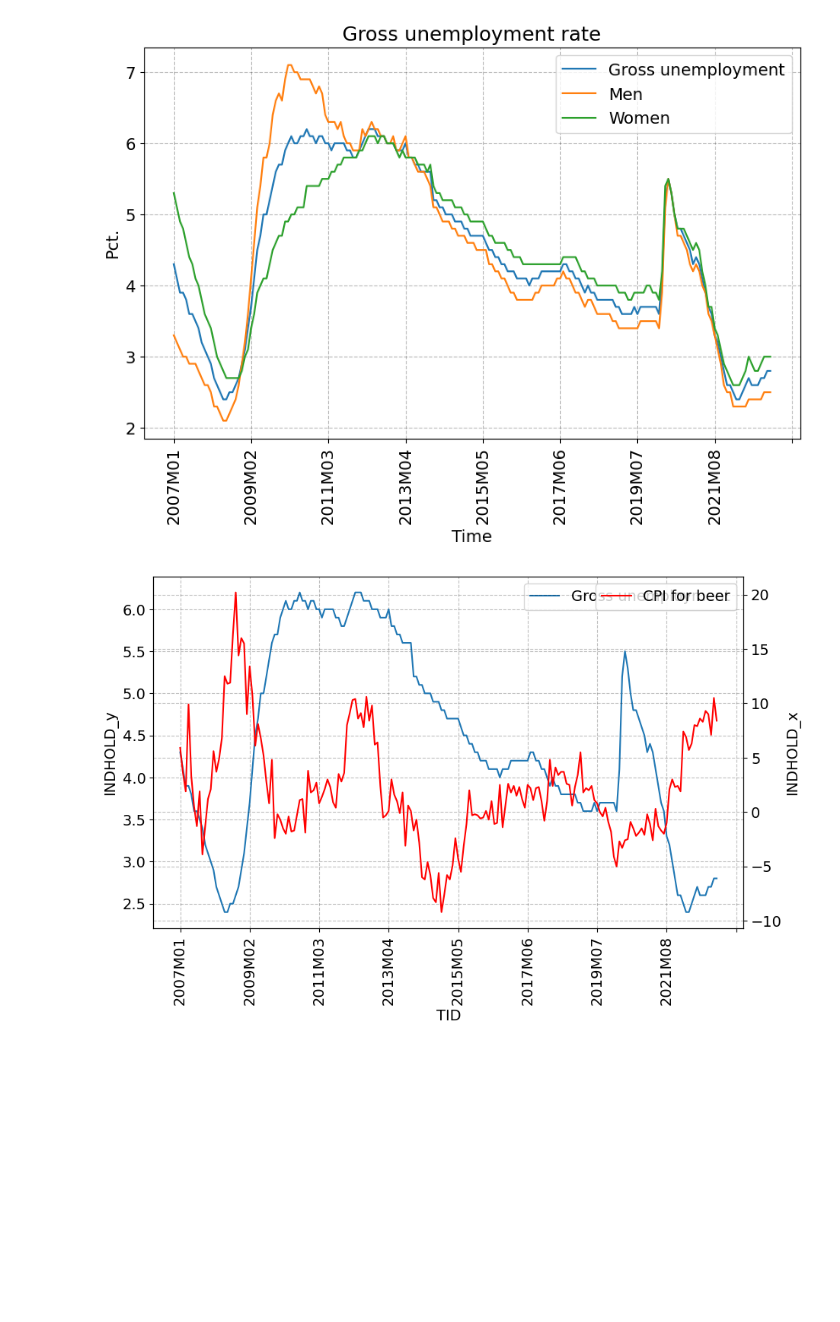
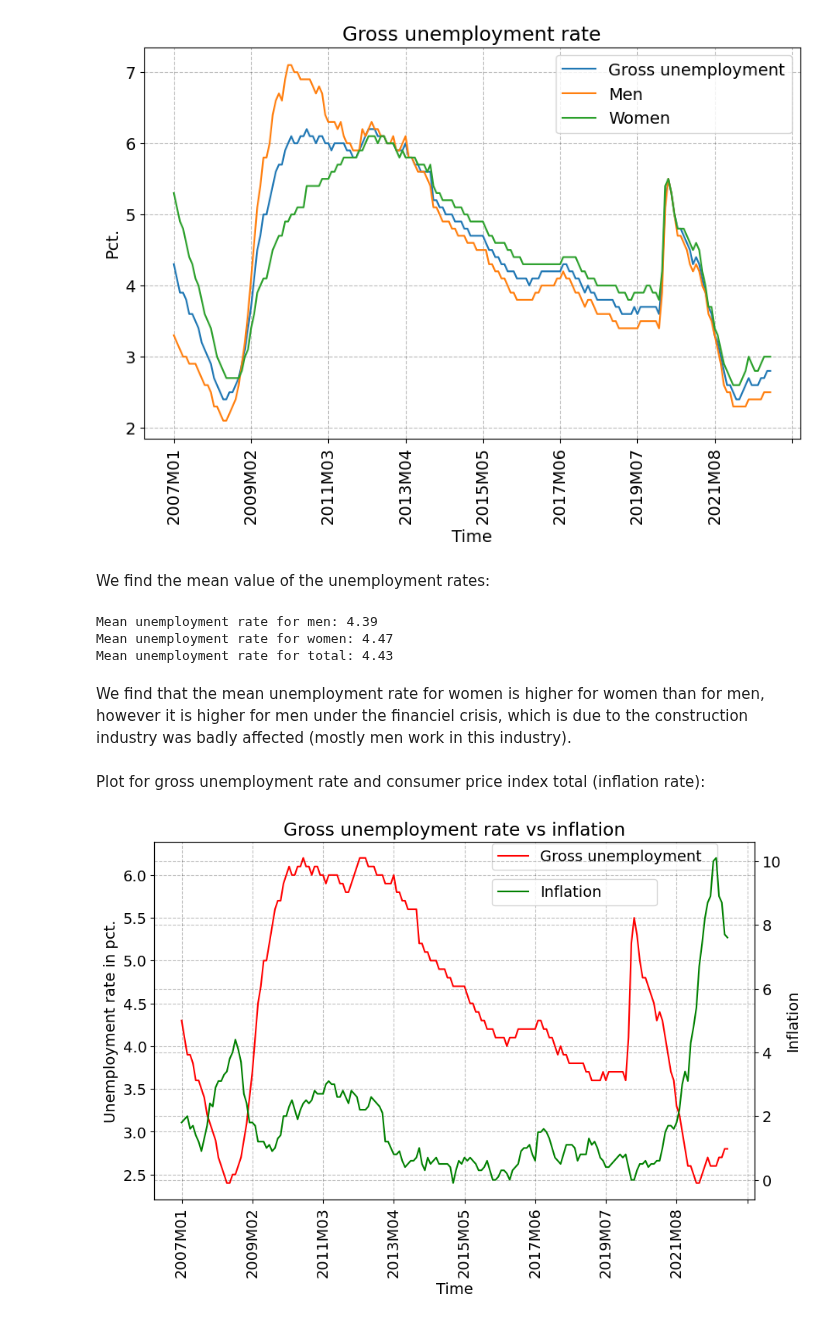
Before and after one commit to NumEconCopenhagen/projects-2023-noobs, a Jupyter notebook: dataproject/Beer.ipynb, the cells around one changed output. Cells and saved outputs as stored; diff of their text form; code cells hidden in the pictures; blank space fills up the shorter version.

```diff
--- a/dataproject/Beer.ipynb
+++ b/dataproject/Beer.ipynb
@@ -148,7 +148,7 @@ We edit the above, such that we get the specific data we want from the CPI and G
 params1 = {'table': 'pris111',
  'format': 'BULK',
  'lang': 'en',
- 'variables': [{'code': 'VAREGR', 'values': ['021300']},
+ 'variables': [{'code': 'VAREGR', 'values': ["000000",'021300']},
   {'code': 'ENHED', 'values': ['300']},
   {'code': 'Tid', 'values': ['>=2007M01<=2023M02']}]}
 # %%
@@ -219,35 +218,67 @@ ax.set_title('Gross unemployment rate')
 plt.show()  # Display the plot
 # %% [output]
 [figure]
+# %% [markdown]
+We find the mean value of the unemployment rates:
+# %%
+#We convert "INDHOLD_y" to numeric values:
+beer['INDHOLD_y'] = pd.to_numeric(beer['INDHOLD_y'], errors='coerce')
+#We find the mean of unemployment rate conditioned on men:
+mean_men = beer[beer['YD'] == 'Men']['INDHOLD_y'].mean()
+mean_men_rounded = round(mean_men, 2)
+print("Mean unemployment rate for men:", mean_men_rounded)
+#We find the mean of unemployment rate conditioned on women:
+mean_women = beer[beer['YD'] == 'Women']['INDHOLD_y'].mean()
+mean_women_rounded = round(mean_women, 2)
+print("Mean unemployment rate for women:", mean_women_rounded)
+#We find the mean of unemployment rate conditioned on total:
+mean_GUR = beer[beer['YD'] == 'Gross unemployment']['INDHOLD_y'].mean()
+mean_GUR_rounded = round(mean_GUR, 2)
+print("Mean unemployment rate for total:", mean_GUR_rounded)
+# %% [output]
+Mean unemployment rate for men: 4.39
+Mean unemployment rate for women: 4.47
+Mean unemployment rate for total: 4.43
+# %% [markdown]
+We find that the mean unemployment rate for women is higher for women than for men, however it is higher for men under the financiel crisis, which is due to the construction industry was badly affected (mostly men work in this industry).
+# %% [markdown]
+Plot for gross unemployment rate and consumer price index total (inflation rate):
 # %%
 # Create a pivot table
 beer_y = beer.pivot_table(index='YD', columns='TID', values='INDHOLD_y')
-beer_x = beer.pivot_table(index='YD', columns='TID', values='INDHOLD_x')
+beer_x = beer.pivot_table(index='VAREGR', columns='TID', values='INDHOLD_x')
 
-Unemployment = ["Gross unemployment"]  # Update the list with additional values
+Unemployment = ["Gross unemployment"]
+Consumer_price_index=["00 Consumer price index, total","02.1.3 Beer"]
 
 fig = plt.figure(figsize=(10, 6))  # Set the plot size to 10 inches width and 6 inches height
 ax = fig.add_subplot(1,1,1)
 
 # Plot the curves separately for each value on the primary y-axis
-beer_y.loc[Unemployment[0]].plot(x='TID', y='INDHOLD_y', ax=ax, label=Unemployment[0])
+beer_y.loc[Unemployment[0]].plot(x='TID', y='INDHOLD_y', ax=ax, label=Unemployment[0], color="red")
 
-ax.legend(frameon=True)
-ax.set_ylabel('INDHOLD_y')
+ax.legend(frameon=True, bbox_to_anchor=(0.55, 0.9, 0.4, 0.2), loc="lower left", mode="expand")
+# Update the legend location manually using bbox_to_anchor parameter
+
+ax.set_ylabel('Unemployment rate in pct.')
+ax.set_xlabel('Time')
 
 # Set x-axis labels to be written vertically
 ax.set_xticklabels(ax.get_xticklabels(), rotation='vertical')
 
 # Create a secondary y-axis
 ax2 = ax.twinx()
 
 # Plot a curve on the secondary y-axis
-# You can update the values and label accordingly
-beer_x.loc[Unemployment[0]].plot(x='TID', y='INDHOLD_x', ax=ax2, label='CPI for beer', color='red')
+beer_x.loc[Consumer_price_index[0]].plot(x='TID', y='INDHOLD_x', ax=ax2, label='Inflation', color='green')
+ax2.legend(frameon=True, bbox_to_anchor=(0.55, 0.8, 0.3, 0.2), loc="lower right", mode="expand")
+# Update the legend location manually using bbox_to_anchor parameter
 
-ax2.legend(frameon=True)
-ax2.set_ylabel('INDHOLD_x')
+ax2.set_ylabel('Inflation')
+
+# Set the title of the plot
+ax.set_title('Gross unemployment rate vs inflation')
 
 plt.show()  # Display the plot
 # %% [output]
-[figure, old version]
+[figure, new version]
```
Also changed, not shown: parts of 8 cells of this notebook.
